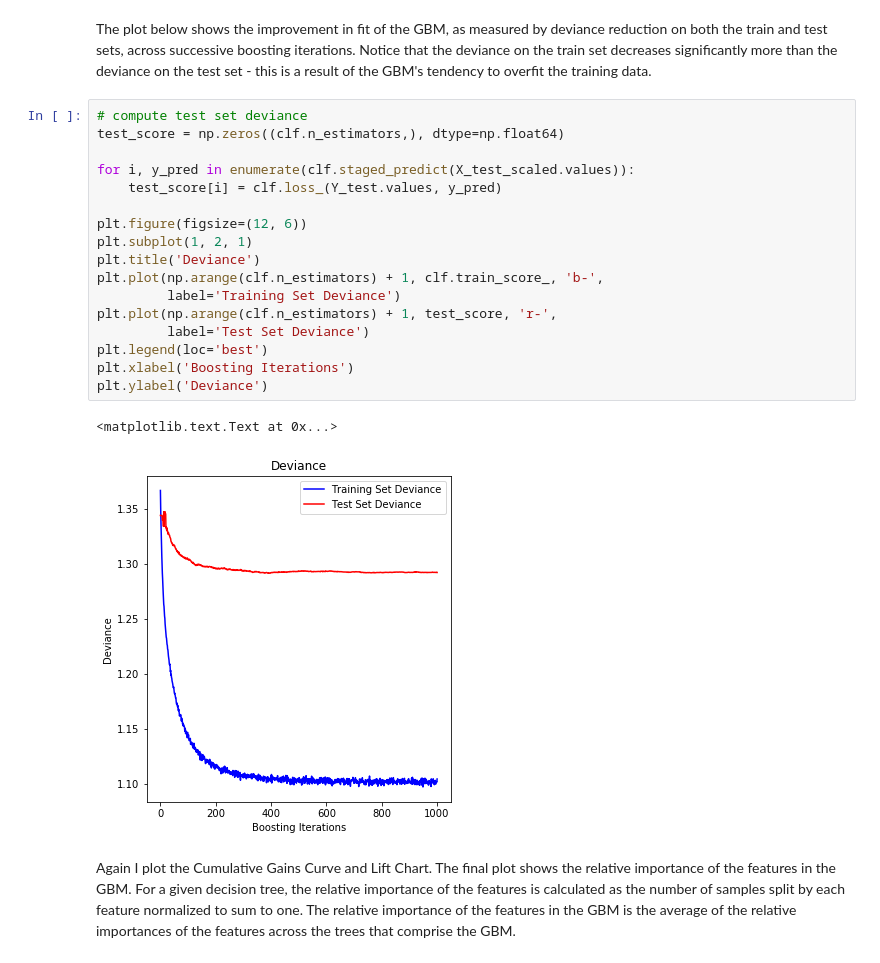
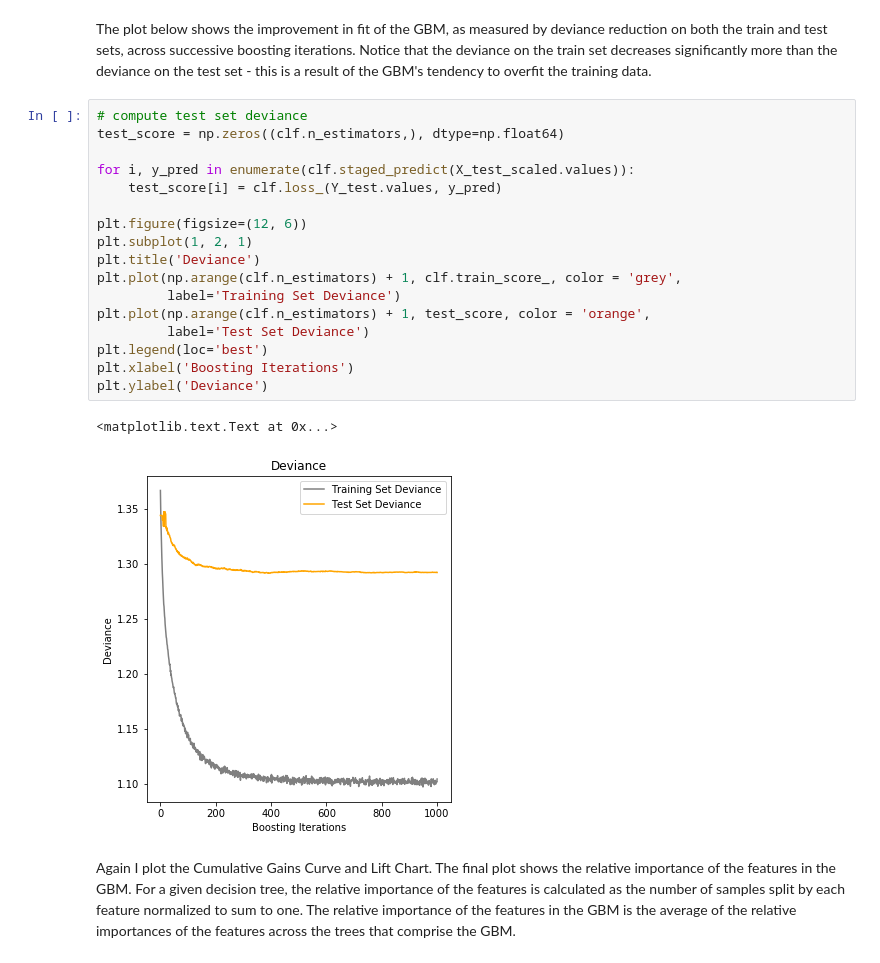
Before and after one commit to Strabes/InsurancePythonAnalytics, a Jupyter notebook: ML Classifier Tutorial.ipynb, the cells around one changed output. Cells and saved outputs as stored; diff of their text form.

```diff
--- a/ML Classifier Tutorial.ipynb
+++ b/ML Classifier Tutorial.ipynb
@@ -205,23 +221,23 @@ The plot below shows the improvement in fit of the GBM, as measured by deviance
 # %%
 # compute test set deviance
 test_score = np.zeros((clf.n_estimators,), dtype=np.float64)
 
 for i, y_pred in enumerate(clf.staged_predict(X_test_scaled.values)):
     test_score[i] = clf.loss_(Y_test.values, y_pred)
 
 plt.figure(figsize=(12, 6))
 plt.subplot(1, 2, 1)
 plt.title('Deviance')
-plt.plot(np.arange(clf.n_estimators) + 1, clf.train_score_, 'b-',
+plt.plot(np.arange(clf.n_estimators) + 1, clf.train_score_, color = 'grey',
          label='Training Set Deviance')
-plt.plot(np.arange(clf.n_estimators) + 1, test_score, 'r-',
+plt.plot(np.arange(clf.n_estimators) + 1, test_score, color = 'orange',
          label='Test Set Deviance')
 plt.legend(loc='best')
 plt.xlabel('Boosting Iterations')
 plt.ylabel('Deviance')
 # %% [output]
 <matplotlib.text.Text at 0x...>
-[figure, old version]
+[figure, new version]
 # %% [markdown]
 Again I plot the Cumulative Gains Curve and Lift Chart. The final plot shows the relative importance of the features in the GBM. For a given decision tree, the relative importance of the features is calculated as the number of samples split by each feature normalized to sum to one. The relative importance of the features in the GBM is the average of the relative importances of the features across the trees that comprise the GBM.
 # %%
```
Also changed, not shown: parts of 10 cells of this notebook.
